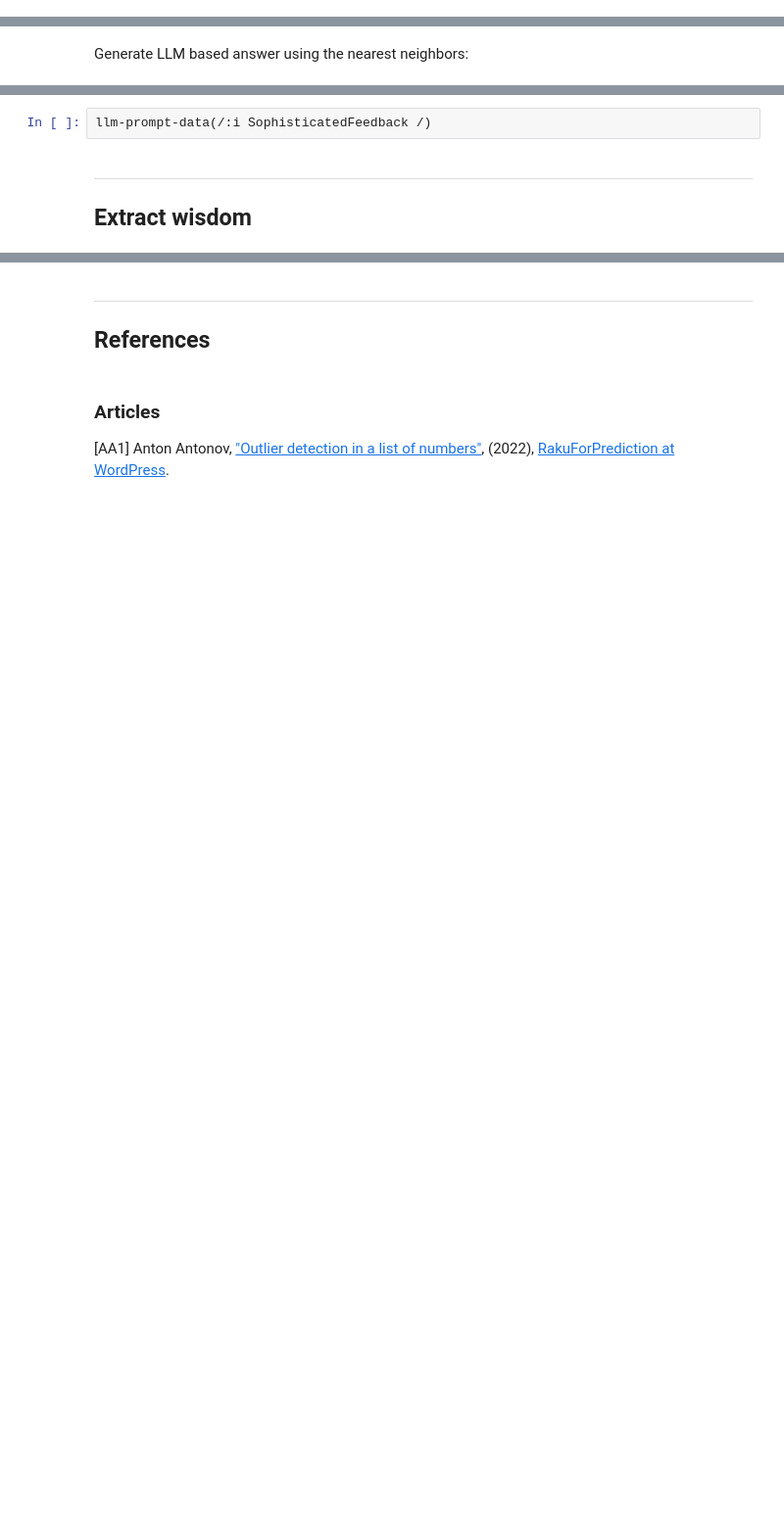
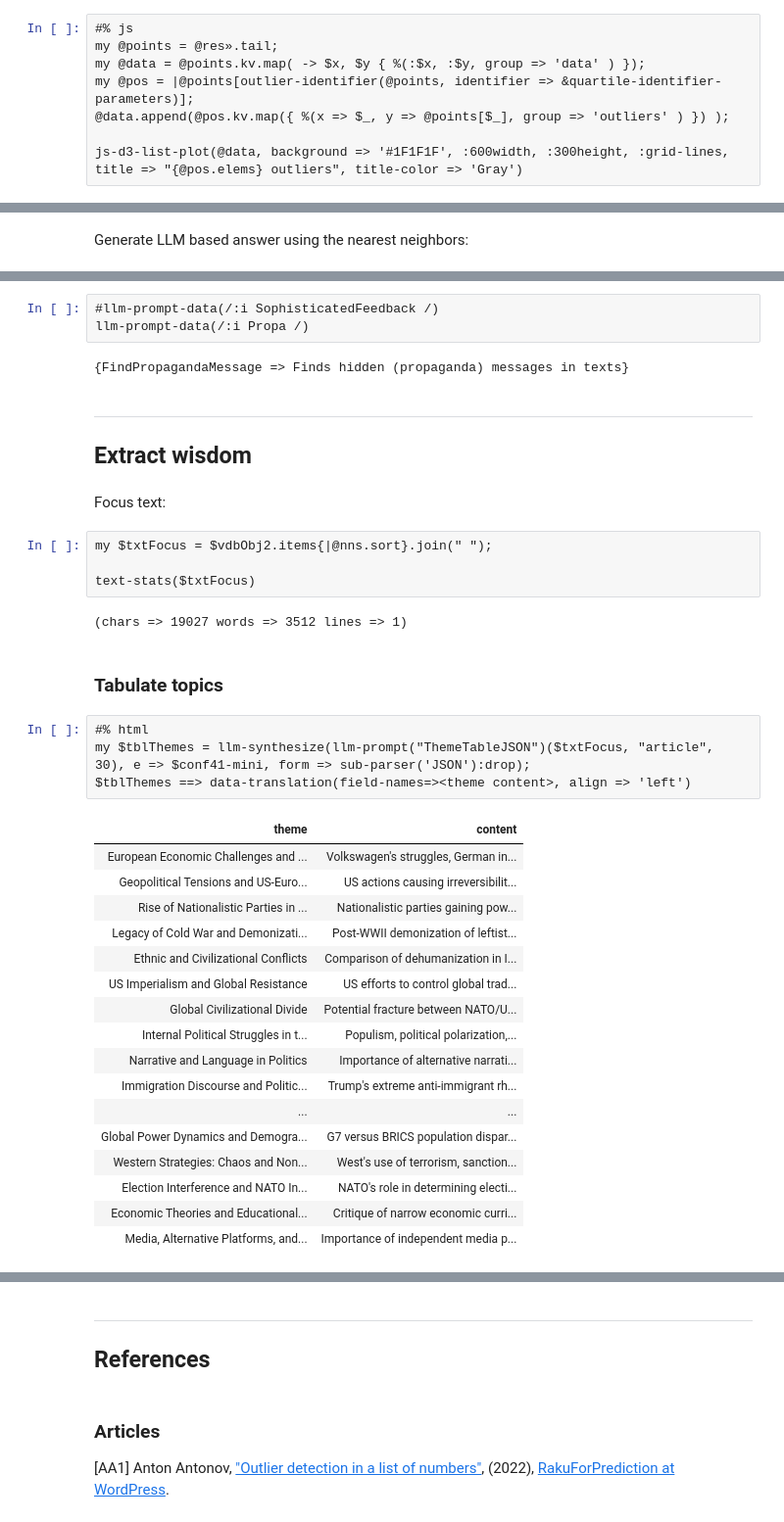
Before and after one commit to antononcube/EconomicsAI, a Jupyter notebook: notebooks/Jupyter/Raku-RAG-demo.ipynb, the cells around one changed output, grey strips where cells are left out. Shown at 98% size. Cells and saved outputs as stored; diff of their text form; blank space fills up the shorter version.

```diff
--- a/notebooks/Jupyter/Raku-RAG-demo.ipynb
+++ b/notebooks/Jupyter/Raku-RAG-demo.ipynb
@@ -191,3 +259,11 @@ deduce-type($vec)
+# %%
+#% js
+my @points = @res».tail;
+my @data = @points.kv.map( -> $x, $y { %(:$x, :$y, group => 'data' ) });
+my @pos = |@points[outlier-identifier(@points, identifier => &quartile-identifier-parameters)];
+@data.append(@pos.kv.map({ %(x => $_, y => @points[$_], group => 'outliers' ) }) );
+
+js-d3-list-plot(@data, background => '#1F1F1F', :600width, :300height, :grid-lines, title => "{@pos.elems} outliers", title-color => 'Gray')
 # %% [markdown]
 Find the nearest neighbors:
 # %%
@@ -219,6 +326,41 @@ llm-synthesize([
 # %%
-llm-prompt-data(/:i SophisticatedFeedback /)
+#llm-prompt-data(/:i SophisticatedFeedback /)
+llm-prompt-data(/:i Propa /)
+# %% [output]
+{FindPropagandaMessage => Finds hidden (propaganda) messages in texts}
 # %% [markdown]
 -----
 
 ## Extract wisdom
+# %% [markdown]
+Focus text:
+# %%
+my $txtFocus = $vdbObj2.items{|@nns.sort}.join(" ");
+
+text-stats($txtFocus)
+# %% [output]
+(chars => 19027 words => 3512 lines => 1)
+# %% [markdown]
+### Tabulate topics
+# %%
+#% html
+my $tblThemes = llm-synthesize(llm-prompt("ThemeTableJSON")($txtFocus, "article", 30), e => $conf41-mini, form => sub-parser('JSON'):drop);
+$tblThemes ==> data-translation(field-names=><theme content>, align => 'left')
+# %% [output]
+| theme | content |
+| European Economic Challenges and ... | Volkswagen's struggles, German in... |
+| Geopolitical Tensions and US-Euro... | US actions causing irreversibilit... |
+| Rise of Nationalistic Parties in ... | Nationalistic parties gaining pow... |
+| Legacy of Cold War and Demonizati... | Post-WWII demonization of leftist... |
+| Ethnic and Civilizational Conflicts | Comparison of dehumanization in I... |
+| US Imperialism and Global Resistance | US efforts to control global trad... |
+| Global Civilizational Divide | Potential fracture between NATO/U... |
+| Internal Political Struggles in t... | Populism, political polarization,... |
+| Narrative and Language in Politics | Importance of alternative narrati... |
+| Immigration Discourse and Politic... | Trump's extreme anti-immigrant rh... |
+| ... | ... |
+| Global Power Dynamics and Demogra... | G7 versus BRICS population dispar... |
+| Western Strategies: Chaos and Non... | West's use of terrorism, sanction... |
+| Election Interference and NATO In... | NATO's role in determining electi... |
+| Economic Theories and Educational... | Critique of narrow economic curri... |
+| Media, Alternative Platforms, and... | Importance of independent media p... |
```
Also changed, not shown: parts of 32 cells of this notebook.
